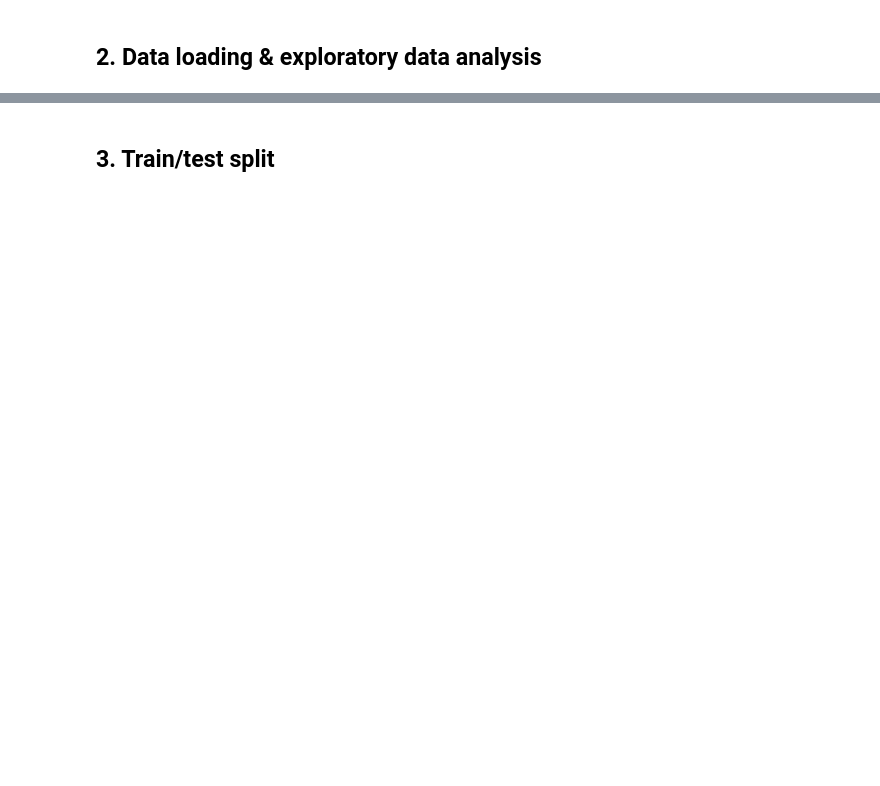
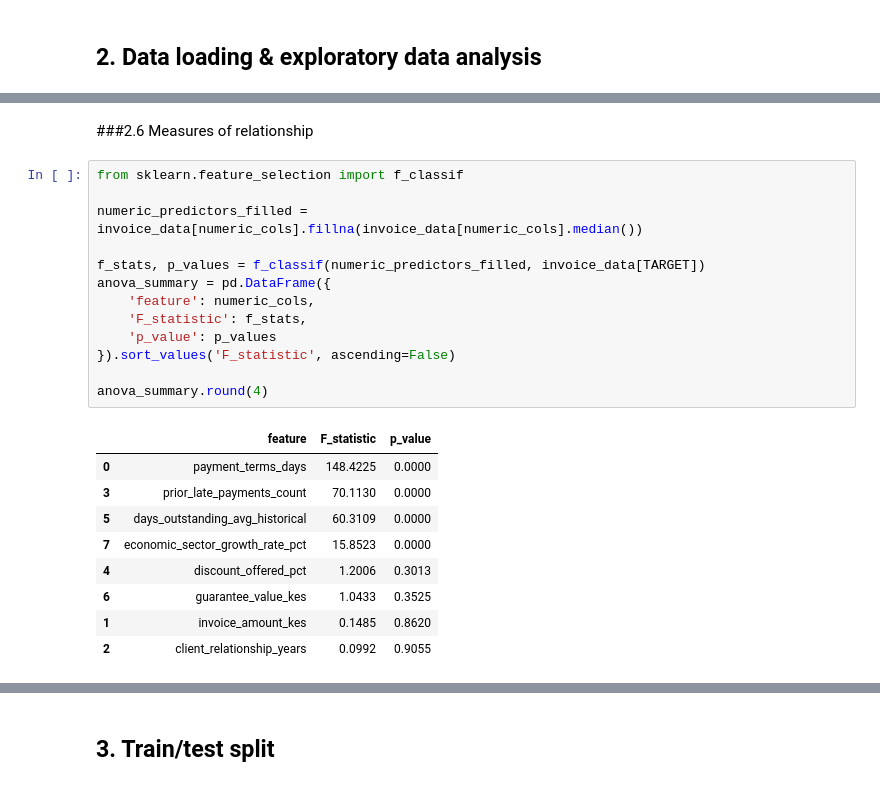
Before and after one commit to tanuiivy/bbt4106-202604-D4-classification, a Jupyter notebook: bbt4106_202604_D4_classification.ipynb, the cells around one changed output, grey strips where cells are left out. Saved outputs shown, nothing was run; the diff lists cells and outputs as text; blank space fills up the shorter version.

```diff
--- a/bbt4106_202604_D4_classification.ipynb
+++ b/bbt4106_202604_D4_classification.ipynb
@@ -8,0 +320,25 @@
+# %% [markdown]
+###2.6 Measures of relationship
+# %%
+from sklearn.feature_selection import f_classif
+
+numeric_predictors_filled = invoice_data[numeric_cols].fillna(invoice_data[numeric_cols].median())
+
+f_stats, p_values = f_classif(numeric_predictors_filled, invoice_data[TARGET])
+anova_summary = pd.DataFrame({
+    'feature': numeric_cols,
+    'F_statistic': f_stats,
+    'p_value': p_values
+}).sort_values('F_statistic', ascending=False)
+
+anova_summary.round(4)
+# %% [output]
+|  | feature | F_statistic | p_value |
+| 0 | payment_terms_days | 148.4225 | 0.0000 |
+| 3 | prior_late_payments_count | 70.1130 | 0.0000 |
+| 5 | days_outstanding_avg_historical | 60.3109 | 0.0000 |
+| 7 | economic_sector_growth_rate_pct | 15.8523 | 0.0000 |
+| 4 | discount_offered_pct | 1.2006 | 0.3013 |
+| 6 | guarantee_value_kes | 1.0433 | 0.3525 |
+| 1 | invoice_amount_kes | 0.1485 | 0.8620 |
+| 2 | client_relationship_years | 0.0992 | 0.9055 |
```
Also changed, not shown: parts of 30 cells of this notebook.
